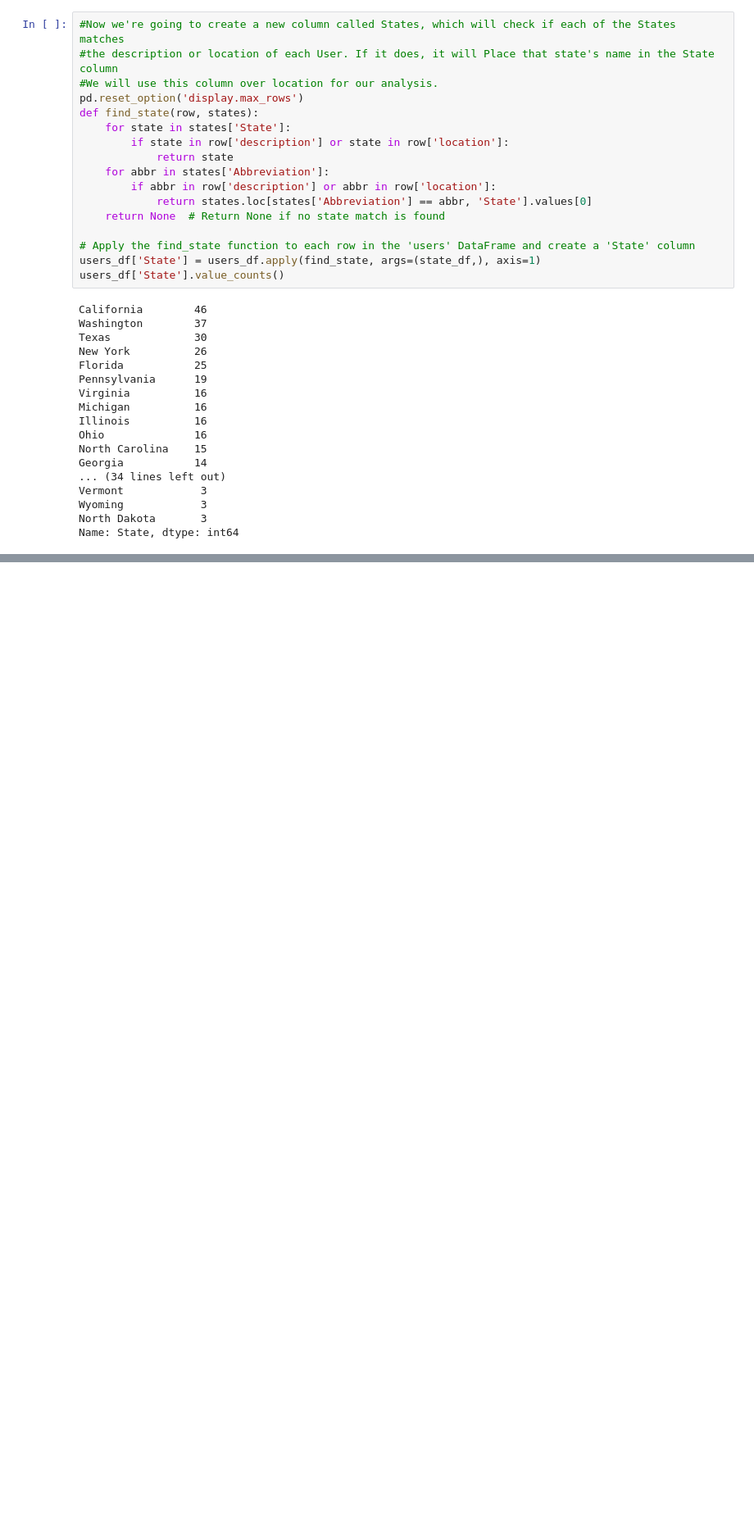
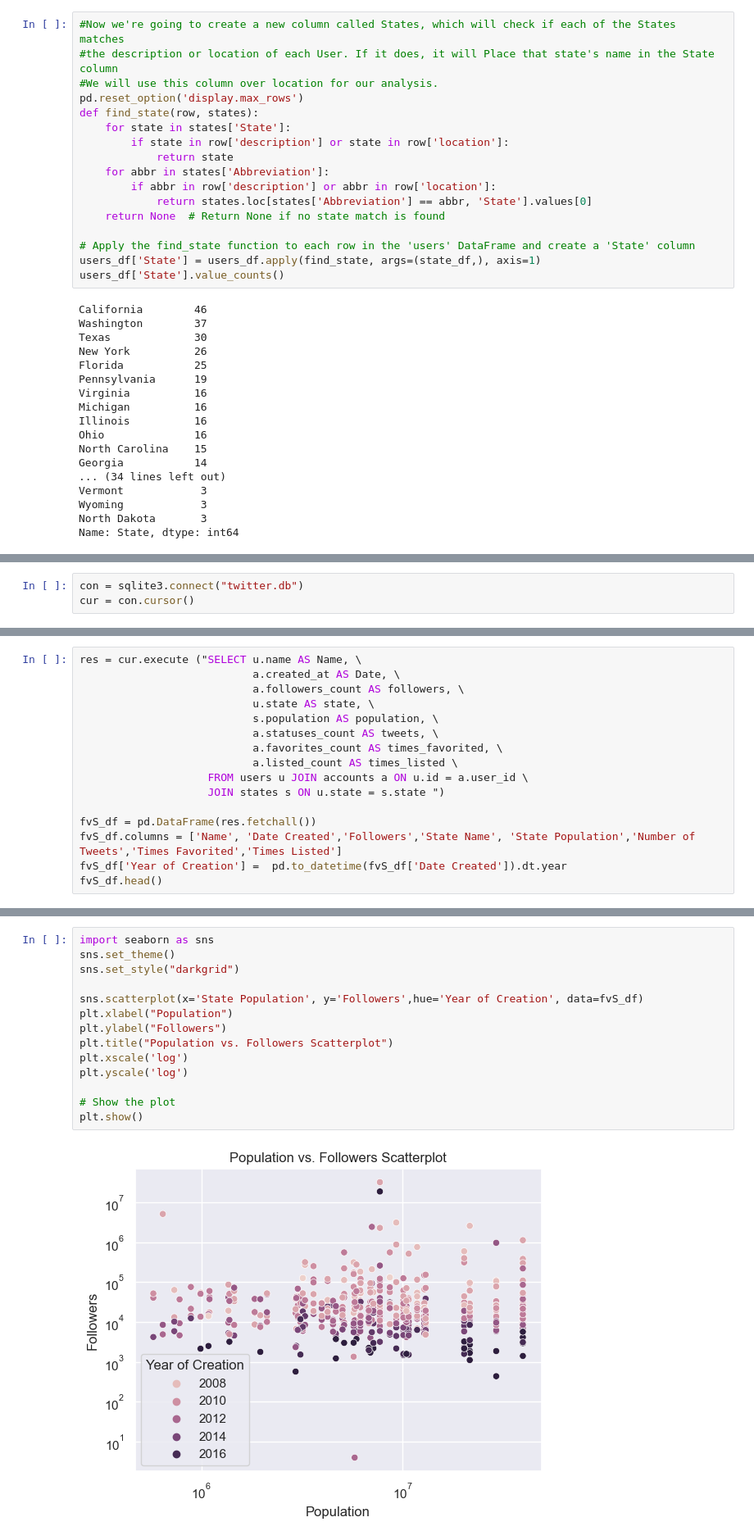
Before and after one commit to sephi-22/sql_capstone, a Jupyter notebook: project_notebook.ipynb, the cells around one changed output, grey strips where cells are left out. Shown at 82% size. Saved outputs shown, nothing was run; the diff lists cells and outputs as text; blank space fills up the shorter version.

```diff
--- a/project_notebook.ipynb
+++ b/project_notebook.ipynb
@@ -259,0 +506,3 @@ users_df['website'] = users_df['url'].apply(expand_short_url)
+# %%
+con = sqlite3.connect("twitter.db")
+cur = con.cursor()
@@ -259,0 +679,16 @@ users_df['website'] = users_df['url'].apply(expand_short_url)
+# %%
+res = cur.execute ("SELECT u.name AS Name, \
+                           a.created_at AS Date, \
+                           a.followers_count AS followers, \
+                           u.state AS state, \
+                           s.population AS population, \
+                           a.statuses_count AS tweets, \
+                           a.favorites_count AS times_favorited, \
+                           a.listed_count AS times_listed \
+                    FROM users u JOIN accounts a ON u.id = a.user_id \
+                    JOIN states s ON u.state = s.state ")
+
+fvS_df = pd.DataFrame(res.fetchall())
+fvS_df.columns = ['Name', 'Date Created','Followers','State Name', 'State Population','Number of Tweets','Times Favorited','Times Listed']
+fvS_df['Year of Creation'] =  pd.to_datetime(fvS_df['Date Created']).dt.year
+fvS_df.head()
@@ -259,0 +702,16 @@ users_df['website'] = users_df['url'].apply(expand_short_url)
+# %%
+import seaborn as sns
+sns.set_theme()
+sns.set_style("darkgrid")
+
+sns.scatterplot(x='State Population', y='Followers',hue='Year of Creation', data=fvS_df)
+plt.xlabel("Population")
+plt.ylabel("Followers")
+plt.title("Population vs. Followers Scatterplot")
+plt.xscale('log')
+plt.yscale('log')
+
+# Show the plot
+plt.show()
+# %% [output]
+[figure, added]
```
Also changed, not shown: parts of 45 cells of this notebook.
